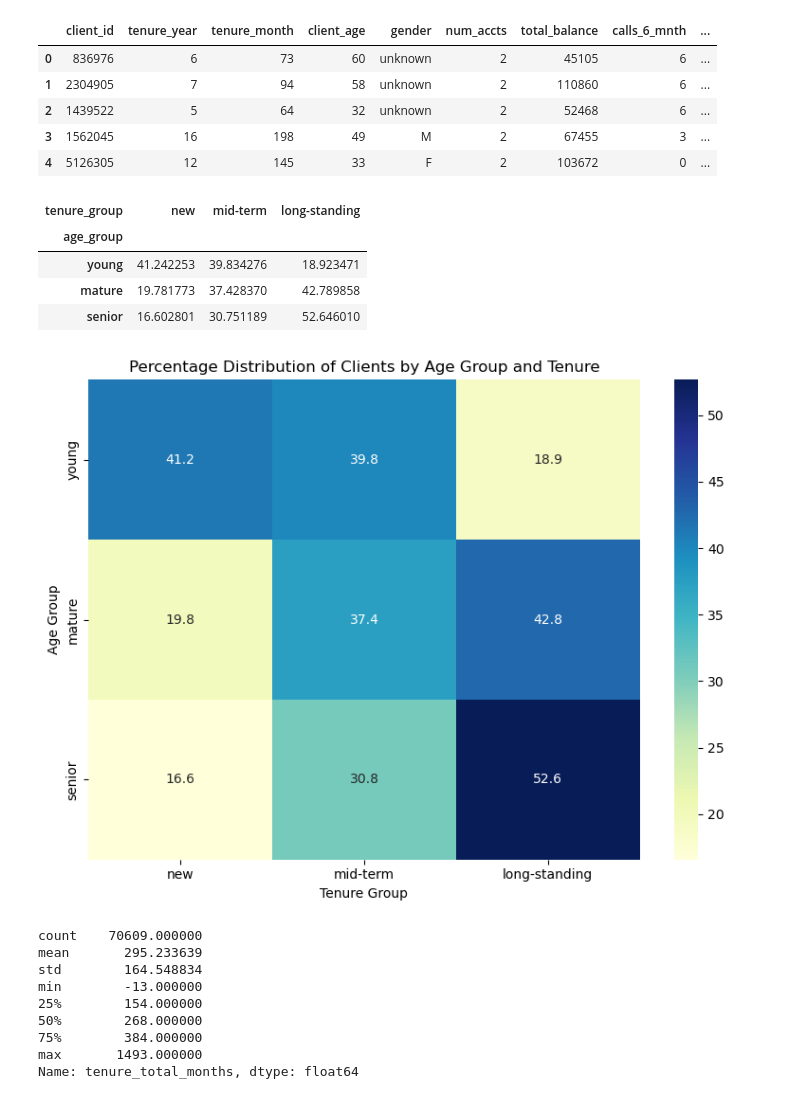
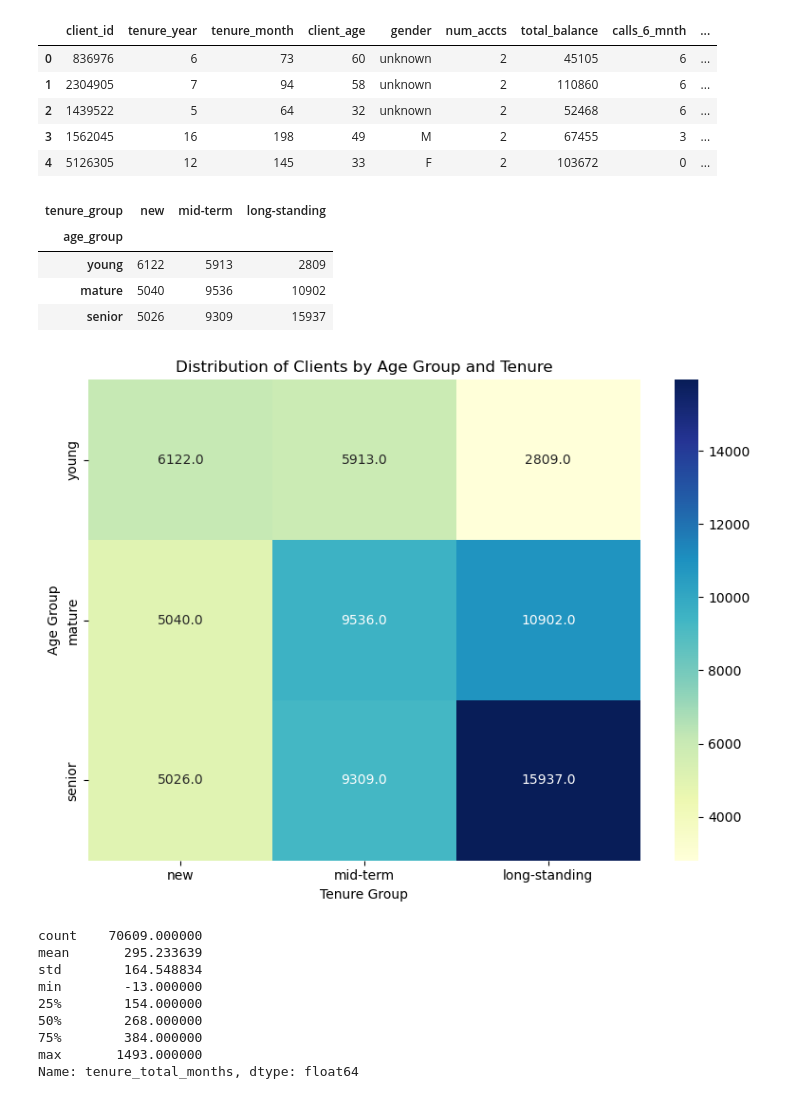
Before and after one commit to SofyMelvill/vanguard-ab-test, a Jupyter notebook: data_SA.ipynb, the cells around one changed output. Cells and saved outputs as stored; diff of their text form; code cells hidden in the pictures.

```diff
--- a/data_SA.ipynb
+++ b/data_SA.ipynb
@@ -273,28 +273,28 @@ df_clean.head()
 heatmap_data = df_clean.groupby(['age_group', 'tenure_group']).size().unstack()
 heatmap_data
 
-heatmap_pct = heatmap_data.div(heatmap_data.sum(axis=1), axis=0) * 100
-heatmap_pct
+#heatmap_pct = heatmap_data.div(heatmap_data.sum(axis=1), axis=0)
+#heatmap_pct
 # %% [output]
 | tenure_group | new | mid-term | long-standing |
 | age_group |  |  |  |
-| young | 41.242253 | 39.834276 | 18.923471 |
-| mature | 19.781773 | 37.428370 | 42.789858 |
-| senior | 16.602801 | 30.751189 | 52.646010 |
+| young | 6122 | 5913 | 2809 |
+| mature | 5040 | 9536 | 10902 |
+| senior | 5026 | 9309 | 15937 |
 # %%
 import pandas as pd
 import matplotlib.pyplot as plt
 import seaborn as sns
 
 plt.figure(figsize=(8, 6))
-sns.heatmap(heatmap_pct, annot=True, fmt='.1f', cmap='YlGnBu')
-plt.title('Percentage Distribution of Clients by Age Group and Tenure')
+sns.heatmap(heatmap_data, annot=True, fmt='.1f', cmap='YlGnBu')
+plt.title('Distribution of Clients by Age Group and Tenure')
 plt.ylabel('Age Group')
 plt.xlabel('Tenure Group')
 plt.tight_layout()
 plt.show()
 # %% [output]
-[figure, old version]
+[figure, new version]
 # %%
 print(demo['tenure_total_months'].describe())
 # %% [output]
```
